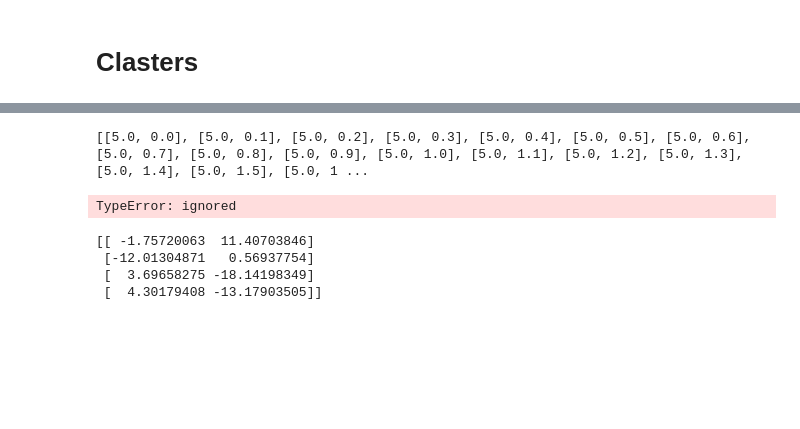
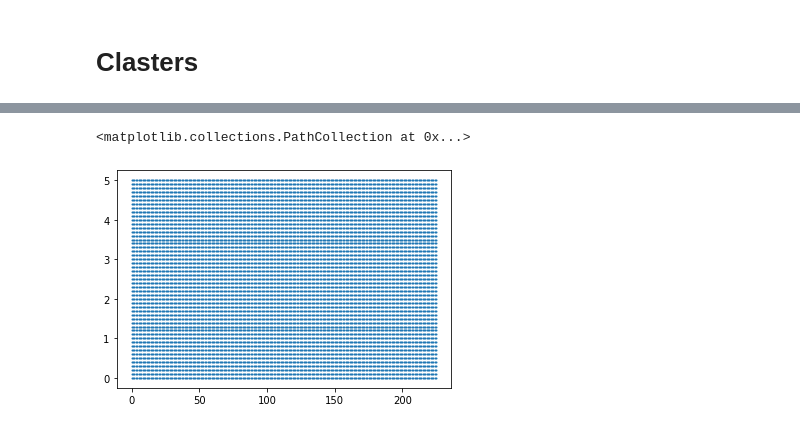
Before and after one commit to BuczynskiRafal/pipe_calculations, a Jupyter notebook: fuzzy logic.ipynb, the cells around one changed output, grey strips where cells are left out. Drawn from its saved outputs; the diff is of its cells as text; code cells hidden in the pictures; blank space fills up the shorter version.

```diff
--- a/fuzzy logic.ipynb
+++ b/fuzzy logic.ipynb
@@ -423,37 +451,24 @@ Text(0.5, 1.0, 'Test data: 200 points x3 clusters.')
 # %%
-
+import numpy as np
+import matplotlib.pyplot as plt
 # dla pojedyńczego przypadku
 d = 0.2
 i_min = 1 / d
 i_max = pipe.max_slope(d=d)
 slope = ctrl.Antecedent(np.arange(i_min, i_max + 1, 1), 'slope')
 v_min = 0
 v_max = 5
 velocity = ctrl.Antecedent(np.arange(v_min, v_max + 0.1, 0.1), 'velocity')
 diameter = ctrl.Consequent(np.arange(1, 101, 1), 'diameter')
 
+# generate all data
 s = np.arange(i_min, i_max + 1, 1)
 v = np.arange(v_min, v_max + 0.1, 0.1)
 s, v = np.meshgrid(s, v)
 
-# pred_val: np.ndarray = np.zeros(shape=(len(v), len(s[1])))
-
-points = []
-for i in range(len(s[1] - 5)):
-    for j in range(len(v)):
-        points.append([i_min + i, j / 10])
-
-print(points)
-import matplotlib.pyplot as plt
-plt.scatter(points[:,0], points[:,1])
+# visualise data
+points = np.array([[i, j/10] for i in range(len(s[1] - 5)) for j in range(len(v))])
+plt.scatter(points[:, 0], points[:, 1], s=1, marker='o')
 # %% [output]
-[[5.0, 0.0], [5.0, 0.1], [5.0, 0.2], [5.0, 0.3], [5.0, 0.4], [5.0, 0.5], [5.0, 0.6], [5.0, 0.7], [5.0, 0.8], [5.0, 0.9], [5.0, 1.0], [5.0, 1.1], [5.0, 1.2], [5.0, 1.3], [5.0, 1.4], [5.0, 1.5], [5.0, 1 ...
+<matplotlib.collections.PathCollection at 0x...>
-TypeError: ignored
+[figure, added]
-# %%
-p = np.random.uniform(-20, 20, size=(4,2))
-print(p)
-# %% [output]
-[[ -1.75720063  11.40703846]
- [-12.01304871   0.56937754]
- [  3.69658275 -18.14198349]
- [  4.30179408 -13.17903505]]
```
Also changed, not shown: parts of 6 cells of this notebook.
